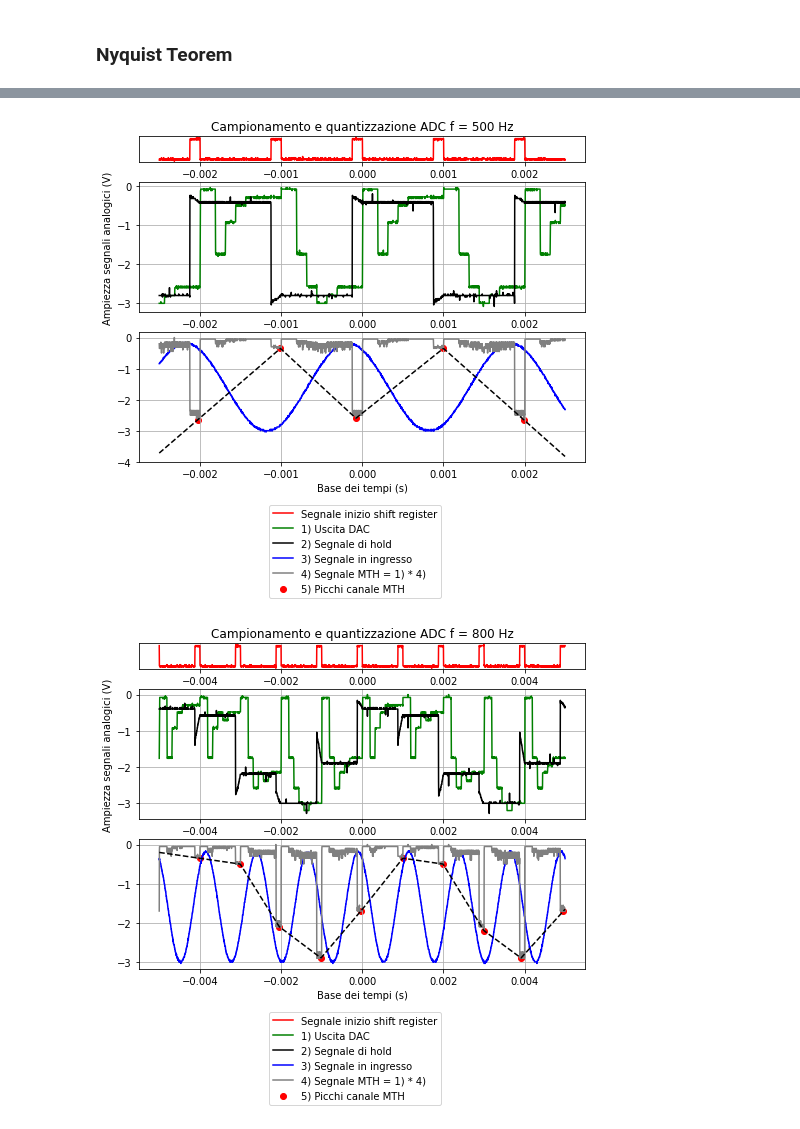
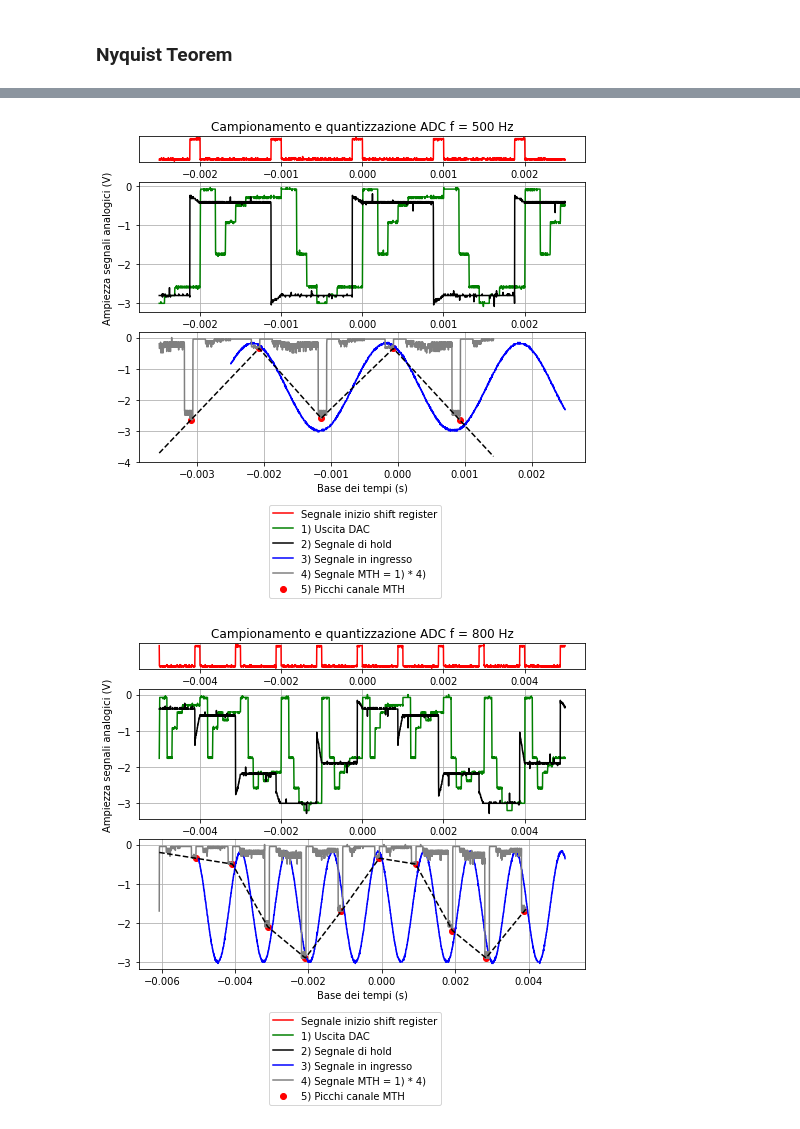
Before and after one commit to valeriopagliarino/Electronics-2021-UNITO-Public, a Jupyter notebook: analysis/3_Peak_dectection.ipynb, the cells around one changed output, grey strips where cells are left out. Drawn from its saved outputs; the diff is of its cells as text; code cells hidden in the pictures.

```diff
--- a/analysis/3_Peak_dectection.ipynb
+++ b/analysis/3_Peak_dectection.ipynb
@@ -330,6 +339,8 @@ ch3_f = openTek(filePrefix + s+"CH3.CSV")['Data'].to_numpy().transpose()
 ch4_f = openTek(filePrefix + s+"CH4.CSV")['Data'].to_numpy().transpose()
 mth_f = openTek(filePrefix + s+"MTH.CSV")['Data'].to_numpy().transpose()
 
+sf = 0.00107
+
 ch1_t = ch1_f[0]
 ch1_s = ch1_f[1]
 ch2_t = ch2_f[0]
@@ -338,7 +349,7 @@ ch3_t = ch3_f[0]
 ch3_s = ch3_f[1]
 ch4_t = ch4_f[0]
 ch4_s = ch4_f[1]
-mth_t = mth_f[0]
+mth_t = mth_f[0] -sf
 mth_s = mth_f[1]/ch2_s.max()
 
 p = list(scipy.signal.find_peaks(mth_s * -1., distance=400))[0]
@@ -371,7 +382,7 @@ fig.legend(loc = "lower center", bbox_to_anchor = (0.5, -0.2))
 
 plt.savefig(f"{OUTPUTDIR}/campionamento_500Hz.pdf")
 # %% [output]
-[figure, old version]
+[figure, new version]
 # %%
 s = '21'
 filePrefix = f"{DATADIR}/2-11-21/ALL00"+s+"/F00"
@@ -381,6 +392,8 @@ ch3_f = openTek(filePrefix + s+"CH3.CSV")['Data'].to_numpy().transpose()
 ch4_f = openTek(filePrefix + s+"CH4.CSV")['Data'].to_numpy().transpose()
 mth_f = openTek(filePrefix + s+"MTH.CSV")['Data'].to_numpy().transpose()
 
+sf = 0.00107
+
 ch1_t = ch1_f[0]
 ch1_s = ch1_f[1]
 ch2_t = ch2_f[0]
@@ -389,37 +402,37 @@ ch3_t = ch3_f[0]
 ch3_s = ch3_f[1]
 ch4_t = ch4_f[0]
 ch4_s = ch4_f[1]
-mth_t = mth_f[0]
+mth_t = mth_f[0]-sf
 mth_s = mth_f[1]/ch2_s.max()
 
 p = list(scipy.signal.find_peaks(mth_s * -1., distance=200))[0]
 
 xint = np.linspace(mth_t.min(), mth_t.max(), 500)
 spl = make_interp_spline(mth_t[p], mth_s[p], k=1)  # type: BSpline
 interp = spl(xint)
 
 gs_kw = dict(height_ratios=[1,5,5])
 fig, ax = plt.subplots(nrows = 3, ncols = 1, figsize = (8, 6), gridspec_kw=gs_kw)
 
 ax[0].axes.yaxis.set_visible(False)
 ax[0].set(title = "Campionamento e quantizzazione ADC f = 800 Hz")
 ax[1].plot(ch1_t, ch1_s, color = "green", label = "1) Uscita DAC") #Campionamento all bits
 ax[1].plot(ch3_t, ch3_s, color = "black", label="2) Segnale di hold")
 ax[2].plot(ch4_t, ch4_s, color = "blue", label="3) Segnale in ingresso")
 ax[2].plot(mth_t, mth_s, color = "grey", label="4) Segnale MTH = 1) * 4)")
 
 ax[2].scatter(mth_t[p], mth_s[p], color = "red",label = "5) Picchi canale MTH")
 ax[2].plot(xint, interp, color = "black", linestyle = "--")
 
 ax[0].plot(ch2_t, ch2_s/5, color = "red", label = "Segnale inizio shift register")
 ax[0].grid()
 ax[1].grid()
 ax[2].grid()
 
 ax[-1].set(xlabel = "Base dei tempi (s)")
 ax[1].set(ylabel = "Ampiezza segnali analogici (V)")
 fig.legend(loc = "lower center", bbox_to_anchor = (0.5, -0.2))
 
 plt.savefig(f"{OUTPUTDIR}/campionamento_800Hz.pdf")
 # %% [output]
-[figure, old version]
+[figure, new version]
```
Also changed, not shown: parts of 4 cells of this notebook, 20 other files.
